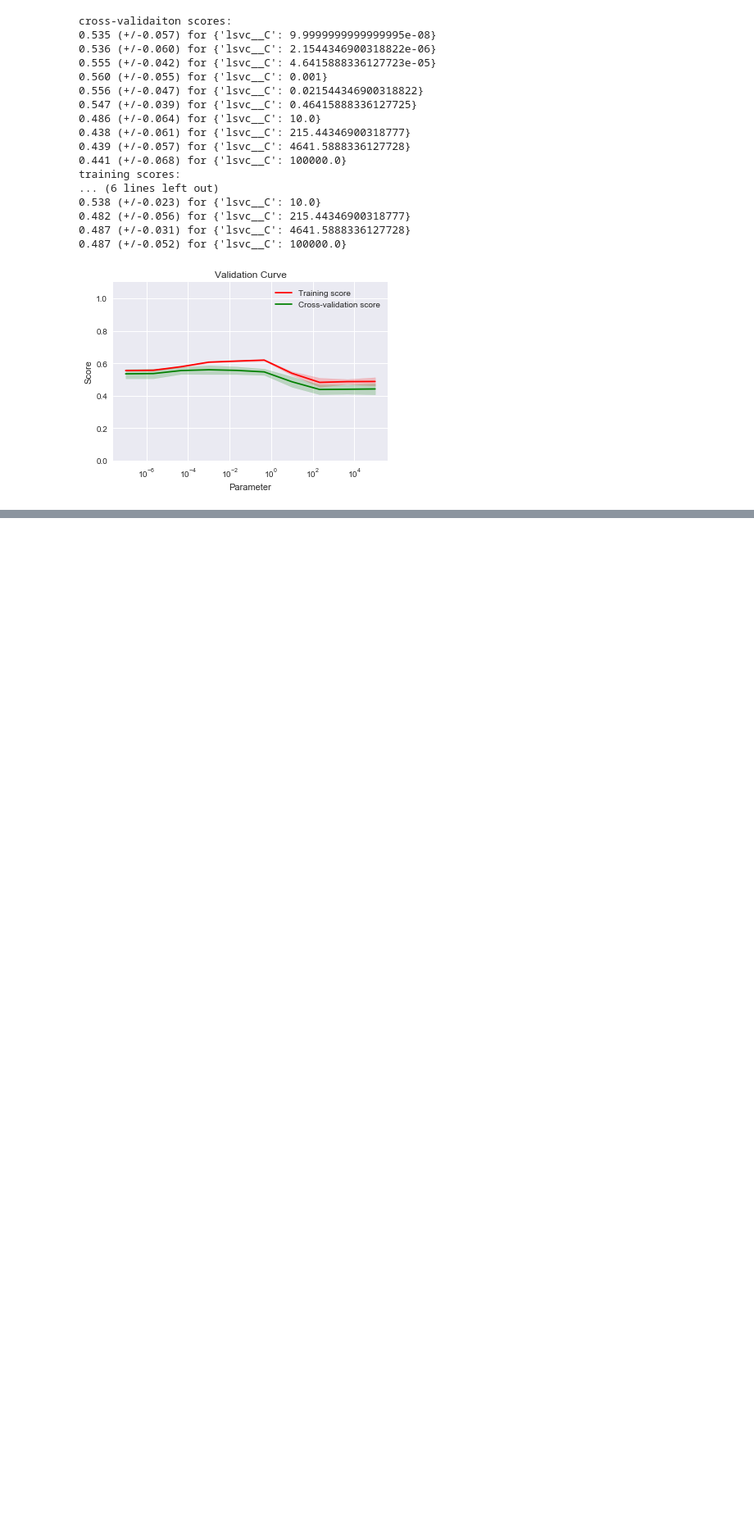
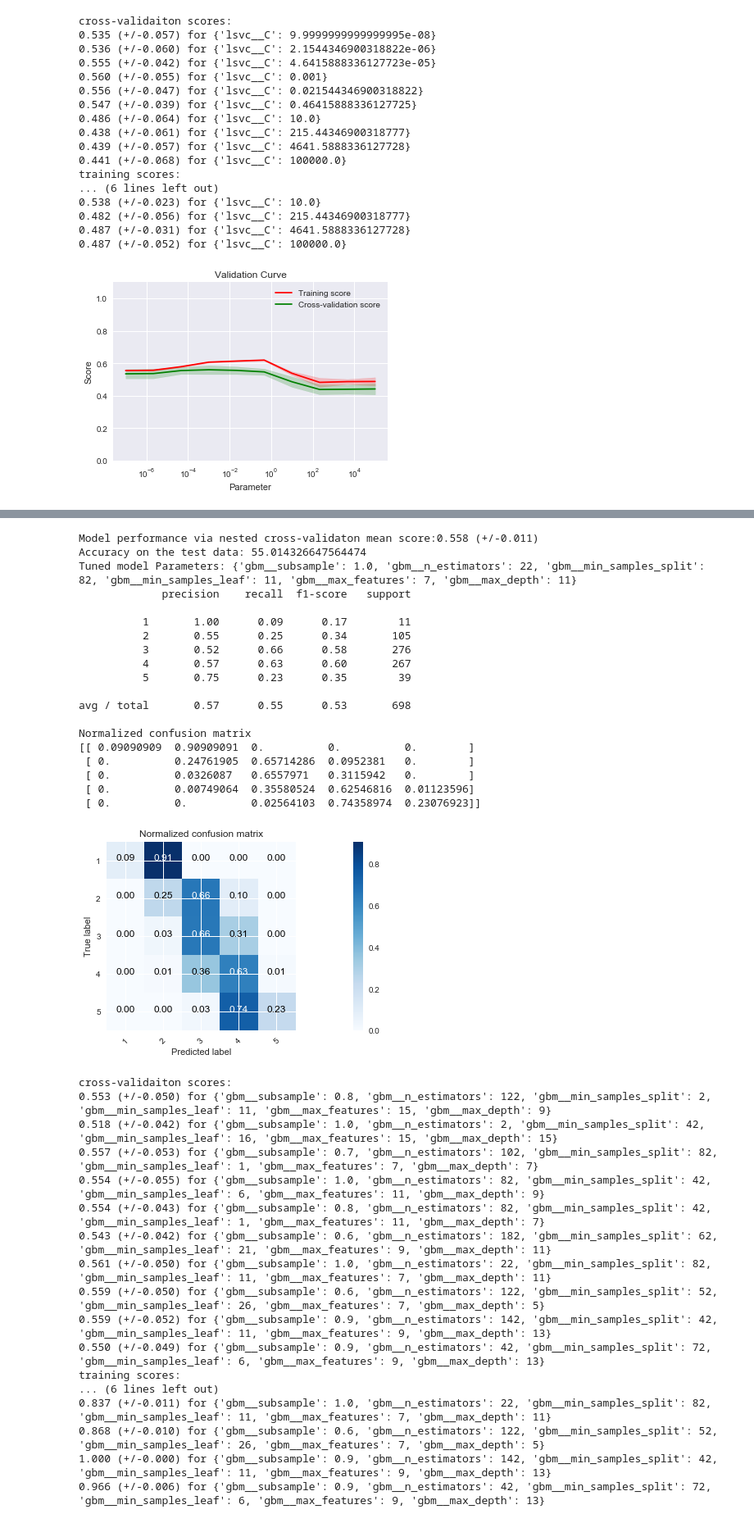
Before and after one commit to hmirzaee/Springboard, a Jupyter notebook: Capstone_1/Modeling/predictive_modeling.ipynb, the cells around one changed output, grey strips where cells are left out. Shown at 82% size. Cells and saved outputs as stored; diff of their text form; code cells hidden in the pictures; blank space fills up the shorter version.

```diff
--- a/Capstone_1/Modeling/predictive_modeling.ipynb
+++ b/Capstone_1/Modeling/predictive_modeling.ipynb
@@ -1056,23 +1037,61 @@ modelfit(gbm0, X_resampled, y_resampled, feature_names_all)
 # %%
-# Now performing parameter tuning
-# There are two types of parameter to be tuned here: 1- Tree-based and 2- boosting parameters
+# There are two types of parameters to be tuned here: 1- Tree-based and 2- boosting parameters
 # There are no optimum values for learning rate, low values always work better given that we train on sufficient number of trees
 # Notes to keep in mind: https://www.analyticsvidhya.com/blog/2016/02/complete-guide-parameter-tuning-gradient-boosting-gbm-python/
-# Let's fix some parameters:
-min_samples_split = 2
-min_samples_leaf = 1
-max_depth = 5
-max_features = 'sqrt'
-subsample = 0.8
 
 steps_gbm = [('imputatoin', Imputer(missing_values='NaN', strategy='most_frequent', axis=0)),
              ('scaler', StandardScaler()),
-             ('gbm', GradientBoostingClassifier(random_state=0, learning_rate=0.2))]
+             ('gbm', GradientBoostingClassifier(random_state=0, learning_rate=0.1))]
 pipeline_gbm = Pipeline(steps_gbm)
 
-parameters_gbm = {'gbm__n_estimators':np.arange(2,200, 20)}
+parameters_gbm = {'gbm__n_estimators':np.arange(2,200, 20),
+                  'gbm__subsample':[0.6, 0.7, 0.8, 0.9, 1.0],
+                  'gbm__max_depth':np.arange(5,16,2),
+                  'gbm__min_samples_split':np.arange(2,100,10),
+                  'gbm__min_samples_leaf':np.arange(1,30, 5),
+                  'gbm__max_features':np.arange(7,20,2)}
 
 
 cnf_matrix, cv = apply_model(X_all, y, pipeline_gbm, parameters_gbm,
                              valid_param_name='gbm__n_estimators',valid_curve = 0,
-                             learn_curve = 0, classification=1)
+                             learn_curve = 0, classification=1, nested = True,
+                             random_state = 12, feature_imp = True, randomized_search = True,
+                             named_step='gbm')
+# %% [output]
+Model performance via nested cross-validaton mean score:0.558 (+/-0.011)
+Accuracy on the test data: 55.014326647564474
+Tuned model Parameters: {'gbm__subsample': 1.0, 'gbm__n_estimators': 22, 'gbm__min_samples_split': 82, 'gbm__min_samples_leaf': 11, 'gbm__max_features': 7, 'gbm__max_depth': 11}
+             precision    recall  f1-score   support
+
+          1       1.00      0.09      0.17        11
+          2       0.55      0.25      0.34       105
+          3       0.52      0.66      0.58       276
+          4       0.57      0.63      0.60       267
+          5       0.75      0.23      0.35        39
+
+avg / total       0.57      0.55      0.53       698
+
+Normalized confusion matrix
+[[ 0.09090909  0.90909091  0.          0.          0.        ]
+ [ 0.          0.24761905  0.65714286  0.0952381   0.        ]
+ [ 0.          0.0326087   0.6557971   0.3115942   0.        ]
+ [ 0.          0.00749064  0.35580524  0.62546816  0.01123596]
+ [ 0.          0.          0.02564103  0.74358974  0.23076923]]
+[figure, added]
+cross-validaiton scores:
+0.553 (+/-0.050) for {'gbm__subsample': 0.8, 'gbm__n_estimators': 122, 'gbm__min_samples_split': 2, 'gbm__min_samples_leaf': 11, 'gbm__max_features': 15, 'gbm__max_depth': 9}
+0.518 (+/-0.042) for {'gbm__subsample': 1.0, 'gbm__n_estimators': 2, 'gbm__min_samples_split': 42, 'gbm__min_samples_leaf': 16, 'gbm__max_features': 15, 'gbm__max_depth': 15}
+0.557 (+/-0.053) for {'gbm__subsample': 0.7, 'gbm__n_estimators': 102, 'gbm__min_samples_split': 82, 'gbm__min_samples_leaf': 1, 'gbm__max_features': 7, 'gbm__max_depth': 7}
+0.554 (+/-0.055) for {'gbm__subsample': 1.0, 'gbm__n_estimators': 82, 'gbm__min_samples_split': 42, 'gbm__min_samples_leaf': 6, 'gbm__max_features': 11, 'gbm__max_depth': 9}
+0.554 (+/-0.043) for {'gbm__subsample': 0.8, 'gbm__n_estimators': 82, 'gbm__min_samples_split': 42, 'gbm__min_samples_leaf': 1, 'gbm__max_features': 11, 'gbm__max_depth': 7}
+0.543 (+/-0.042) for {'gbm__subsample': 0.6, 'gbm__n_estimators': 182, 'gbm__min_samples_split': 62, 'gbm__min_samples_leaf': 21, 'gbm__max_features': 9, 'gbm__max_depth': 11}
+0.561 (+/-0.050) for {'gbm__subsample': 1.0, 'gbm__n_estimators': 22, 'gbm__min_samples_split': 82, 'gbm__min_samples_leaf': 11, 'gbm__max_features': 7, 'gbm__max_depth': 11}
+0.559 (+/-0.050) for {'gbm__subsample': 0.6, 'gbm__n_estimators': 122, 'gbm__min_samples_split': 52, 'gbm__min_samples_leaf': 26, 'gbm__max_features': 7, 'gbm__max_depth': 5}
+0.559 (+/-0.052) for {'gbm__subsample': 0.9, 'gbm__n_estimators': 142, 'gbm__min_samples_split': 42, 'gbm__min_samples_leaf': 11, 'gbm__max_features': 9, 'gbm__max_depth': 13}
+0.550 (+/-0.049) for {'gbm__subsample': 0.9, 'gbm__n_estimators': 42, 'gbm__min_samples_split': 72, 'gbm__min_samples_leaf': 6, 'gbm__max_features': 9, 'gbm__max_depth': 13}
+training scores:
+... (6 lines left out)
+0.837 (+/-0.011) for {'gbm__subsample': 1.0, 'gbm__n_estimators': 22, 'gbm__min_samples_split': 82, 'gbm__min_samples_leaf': 11, 'gbm__max_features': 7, 'gbm__max_depth': 11}
+0.868 (+/-0.010) for {'gbm__subsample': 0.6, 'gbm__n_estimators': 122, 'gbm__min_samples_split': 52, 'gbm__min_samples_leaf': 26, 'gbm__max_features': 7, 'gbm__max_depth': 5}
+1.000 (+/-0.000) for {'gbm__subsample': 0.9, 'gbm__n_estimators': 142, 'gbm__min_samples_split': 42, 'gbm__min_samples_leaf': 11, 'gbm__max_features': 9, 'gbm__max_depth': 13}
+0.966 (+/-0.006) for {'gbm__subsample': 0.9, 'gbm__n_estimators': 42, 'gbm__min_samples_split': 72, 'gbm__min_samples_leaf': 6, 'gbm__max_features': 9, 'gbm__max_depth': 13}
```
Also changed, not shown: parts of 29 cells of this notebook.
